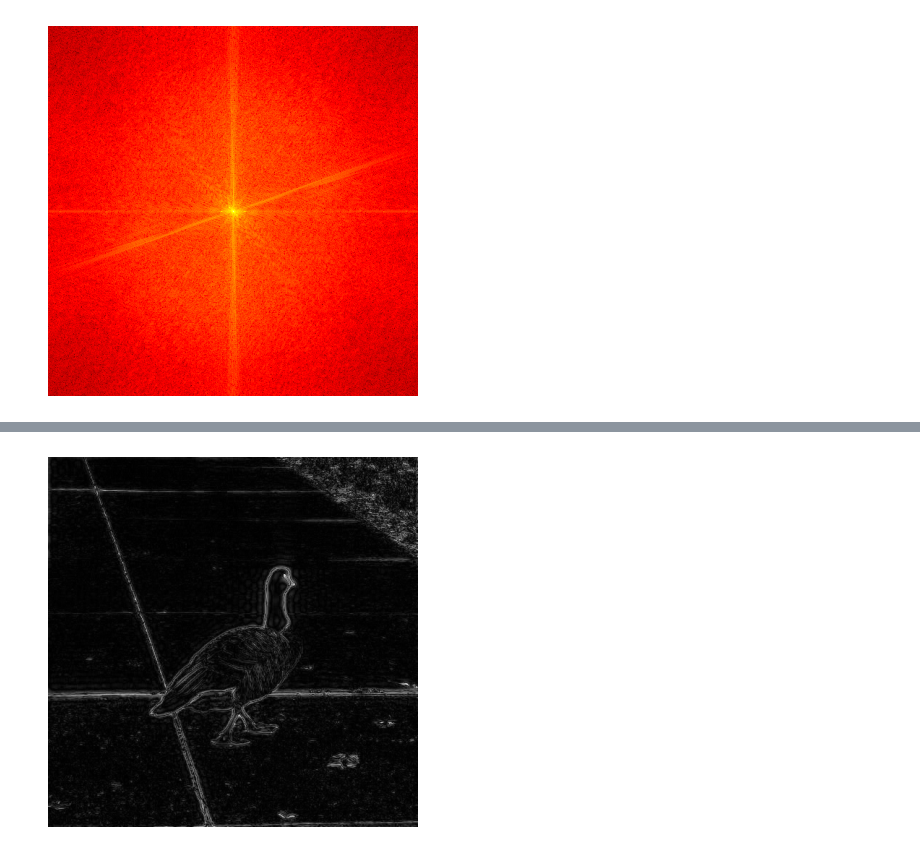
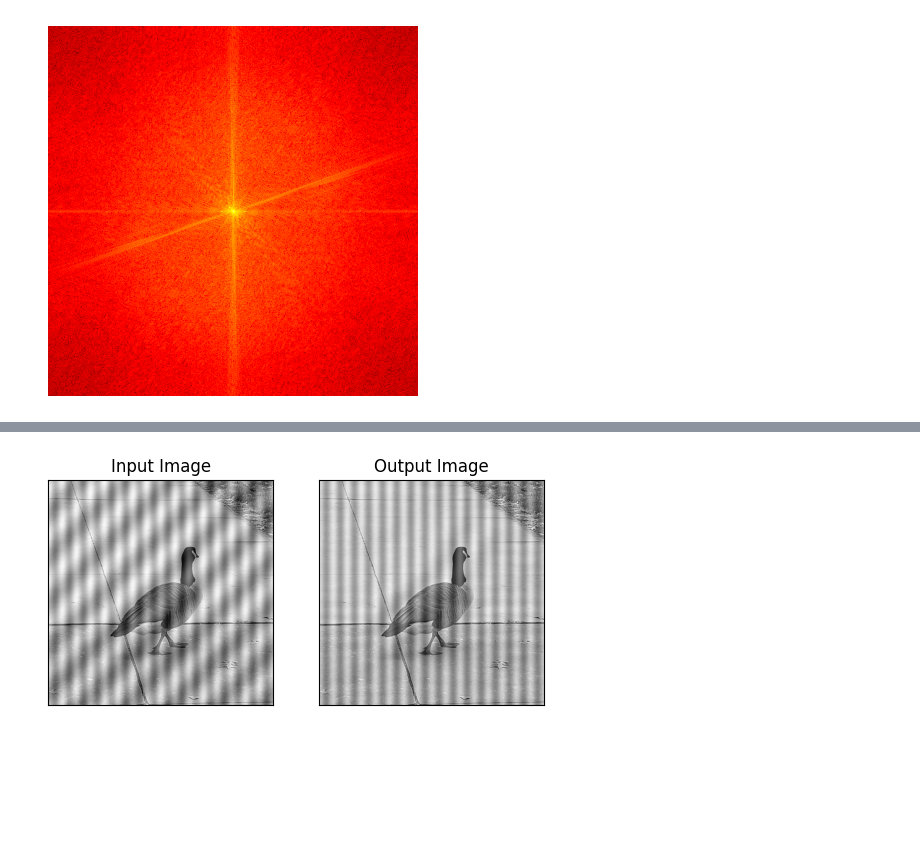
Before and after one commit to always-maap/Computer-Vision, a Jupyter notebook: frequency_domain_filtering.ipynb, the cells around one changed output, grey strips where cells are left out. Cells and saved outputs as stored; diff of their text form; code cells hidden in the pictures; blank space fills up the shorter version.

```diff
--- a/frequency_domain_filtering.ipynb
+++ b/frequency_domain_filtering.ipynb
@@ -44,16 +26,29 @@ plt.show()
-# %%
-# remove noise
-rows, cols = image.shape
-crow, ccol = int(rows/2), int(cols/2)
-fshift[crow-30:crow+30, ccol-30:ccol+30] = 0
-f_ishift = np.fft.ifftshift(fshift)
-img_back = np.fft.ifft2(f_ishift)
-img_back = np.abs(img_back)
-
-
-# show
-plt.imshow(img_back, cmap='gray')
-plt.axis('off')
-plt.show()
-# %% [output]
-[figure, removed]
+# %%
+# band stop filter (notch filter)
+noises = [[239.96445273, 255.77032735],
+ [250.77754671, 250.36378036],
+ [259.96867659, 260.63621964],
+ [271.32242527, 255.22967265]]
+
+row, col = image.shape
+for i in range(row):
+    for j in range(col):
+        for noise in noises:
+            u0, v0 = noise
+            d = pow(i-u0, 2) + pow(j-v0, 2)
+            if d < 8:
+                fshift[i, j] = 0
+
+# reconstruct image
+f_ishift = np.fft.ifftshift(fshift)
+img_back = np.fft.ifft2(f_ishift)
+img_back = np.abs(img_back)
+
+
+plt.subplot(121),plt.imshow(image, cmap='gray')
+plt.title('Input Image'), plt.xticks([]), plt.yticks([])
+plt.subplot(122),plt.imshow(img_back, cmap='gray')
+plt.title('Output Image'), plt.xticks([]), plt.yticks([])
+plt.show()
+# %% [output]
+[figure, added]
```
Also changed, not shown: parts of 3 cells of this notebook, 5 other files.
